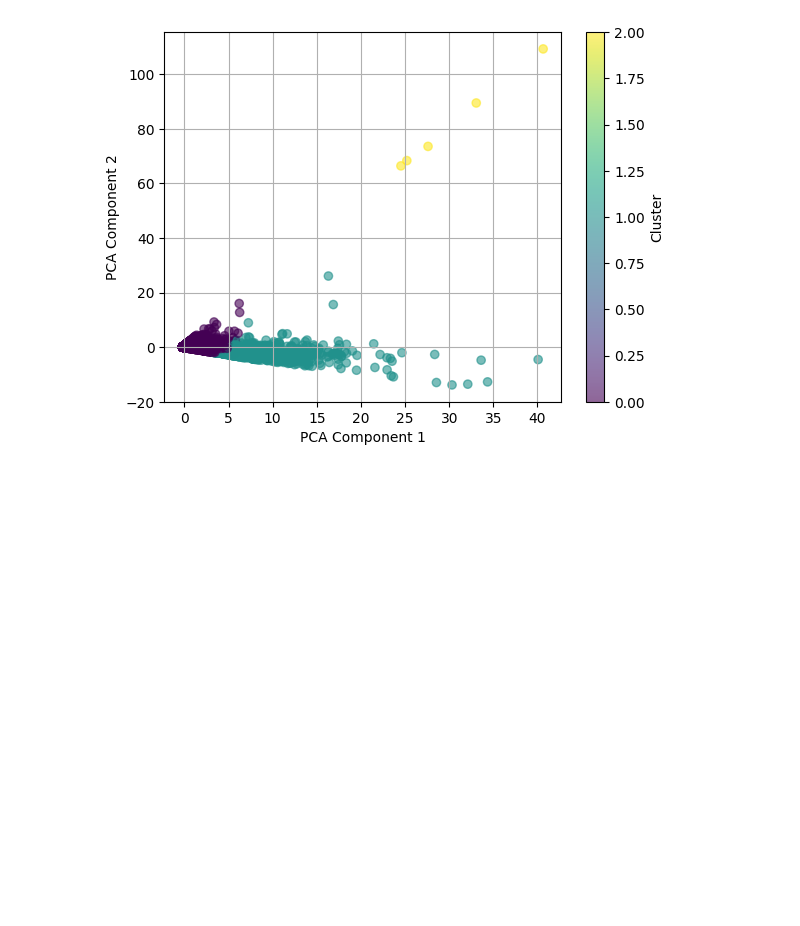
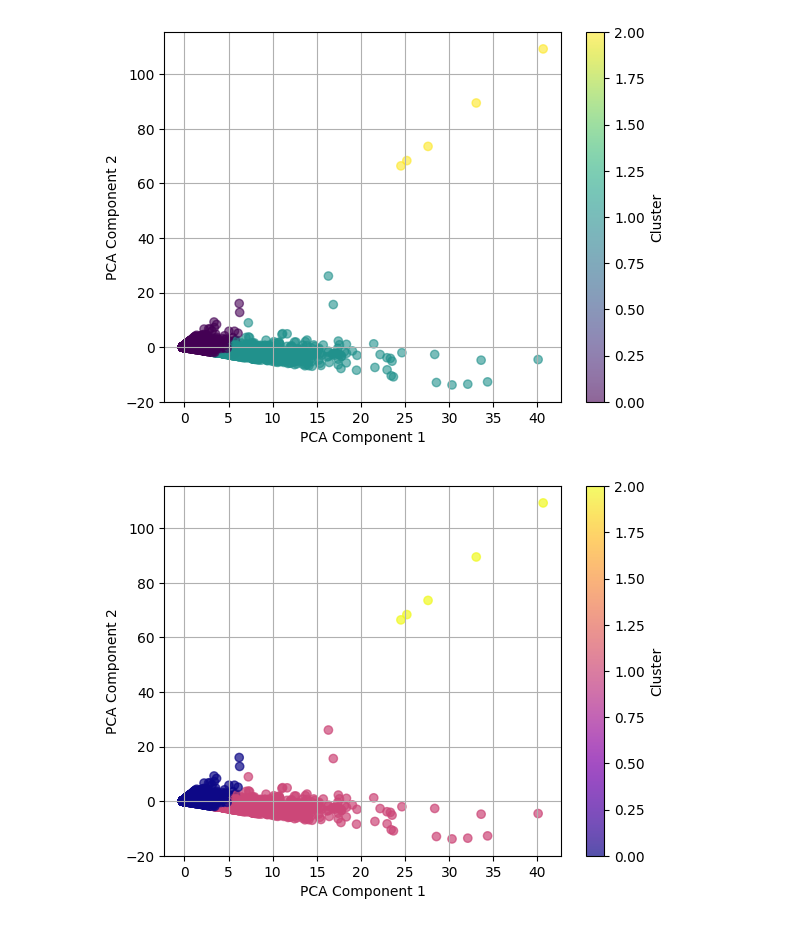
Before and after one commit to melimtz/CS506_Final_Project, a Jupyter notebook: MR_visualization.ipynb, the cells around one changed output. Drawn from its saved outputs; the diff is of its cells as text; code cells hidden in the pictures; blank space fills up the shorter version.

Commit message:
additional clustering, distance & accuracy scores

```diff
--- a/MR_visualization.ipynb
+++ b/MR_visualization.ipynb
@@ -67,3 +71,20 @@ plt.colorbar(label='Cluster')
 plt.show()
 # %% [output]
 [figure]
+# %%
+#KMeans++ clustering
+kmeans_plusplus = KMeans(n_clusters=3, init='k-means++', n_init=20, random_state=42)
+clusters_plusplus = kmeans_plusplus.fit_predict(scaled)
+
+data_cluster['cluster_pluss'] = clusters_plusplus
+# %%
+#KMeans++ clustering graph
+
+plt.scatter(X_pca[:, 0], X_pca[:, 1], c=clusters_plusplus, cmap='plasma', alpha=0.7)
+plt.xlabel('PCA Component 1')
+plt.ylabel('PCA Component 2')
+plt.grid(True)
+plt.colorbar(label='Cluster')
+plt.show()
+# %% [output]
+[figure, added]
```
Also changed, not shown: parts of 4 cells of this notebook.
